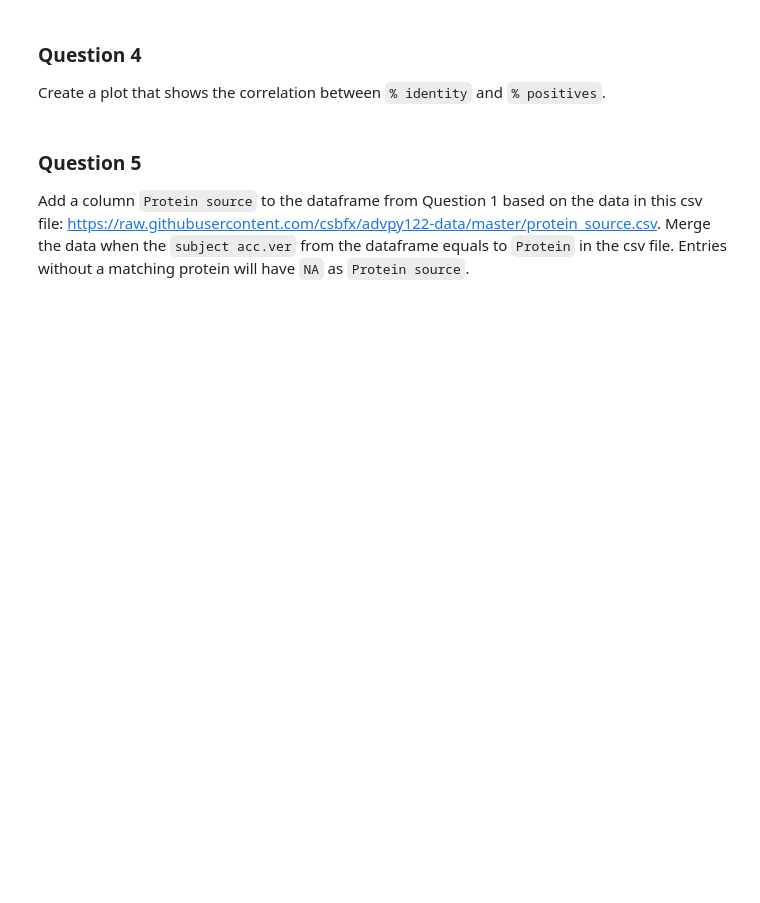
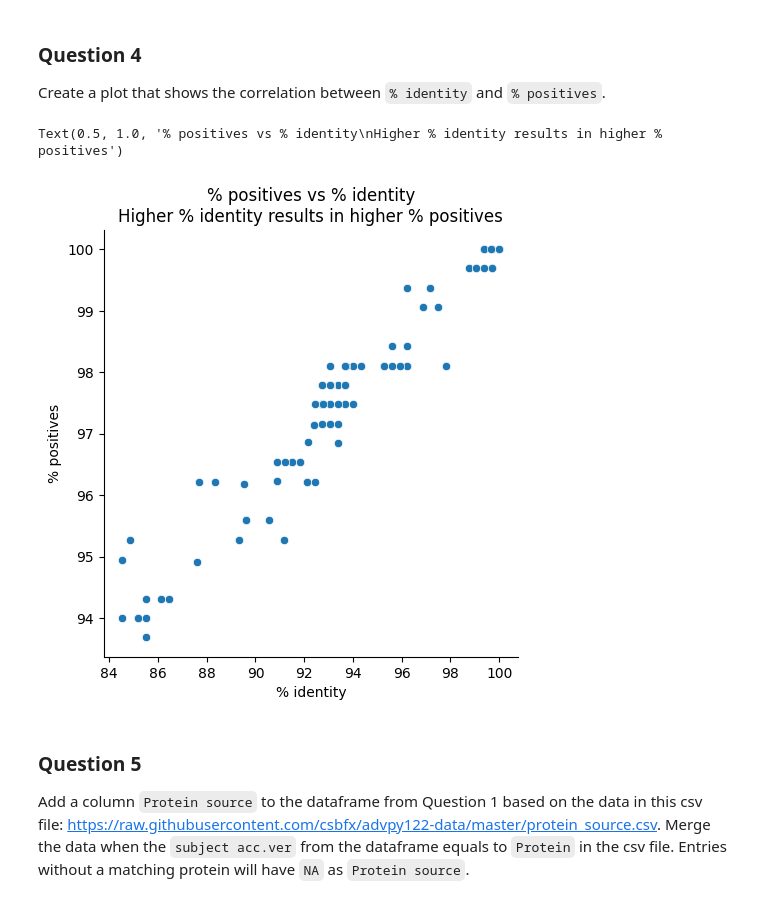
Before and after one commit to CS133-DataVisualization/cl-and-homework-JayBA1010, a Jupyter notebook: M04_HW_complicated.ipynb, the cells around one changed output. Cells and saved outputs as stored; diff of their text form; code cells hidden in the pictures; blank space fills up the shorter version.

```diff
--- a/M04_HW_complicated.ipynb
+++ b/M04_HW_complicated.ipynb
@@ -72,3 +86,18 @@ Create a plot that shows the correlation between `% identity` and `% positives`.
+# %%
+### Your code here . . .
+# Import seaborn and matplotlib
+import seaborn as sns
+import matplotlib.pyplot as plt
+
+sns.relplot(
+    data=blast,
+    x="% identity",
+    y="% positives",
+)
+plt.title("% positives vs % identity\nHigher % identity results in higher % positives")
+# %% [output]
+Text(0.5, 1.0, '% positives vs % identity\nHigher % identity results in higher % positives')
+[figure, added]
 # %% [markdown]
 ### Question  5
 Add a column `Protein source` to the dataframe from Question 1 based on the data in this csv file: https://raw.githubusercontent.com/csbfx/advpy122-data/master/protein_source.csv. Merge the data when the `subject acc.ver` from the dataframe equals to `Protein` in the csv file. Entries without a matching protein will have `NA` as `Protein source`.
```
Also changed, not shown: parts of 5 cells of this notebook.
